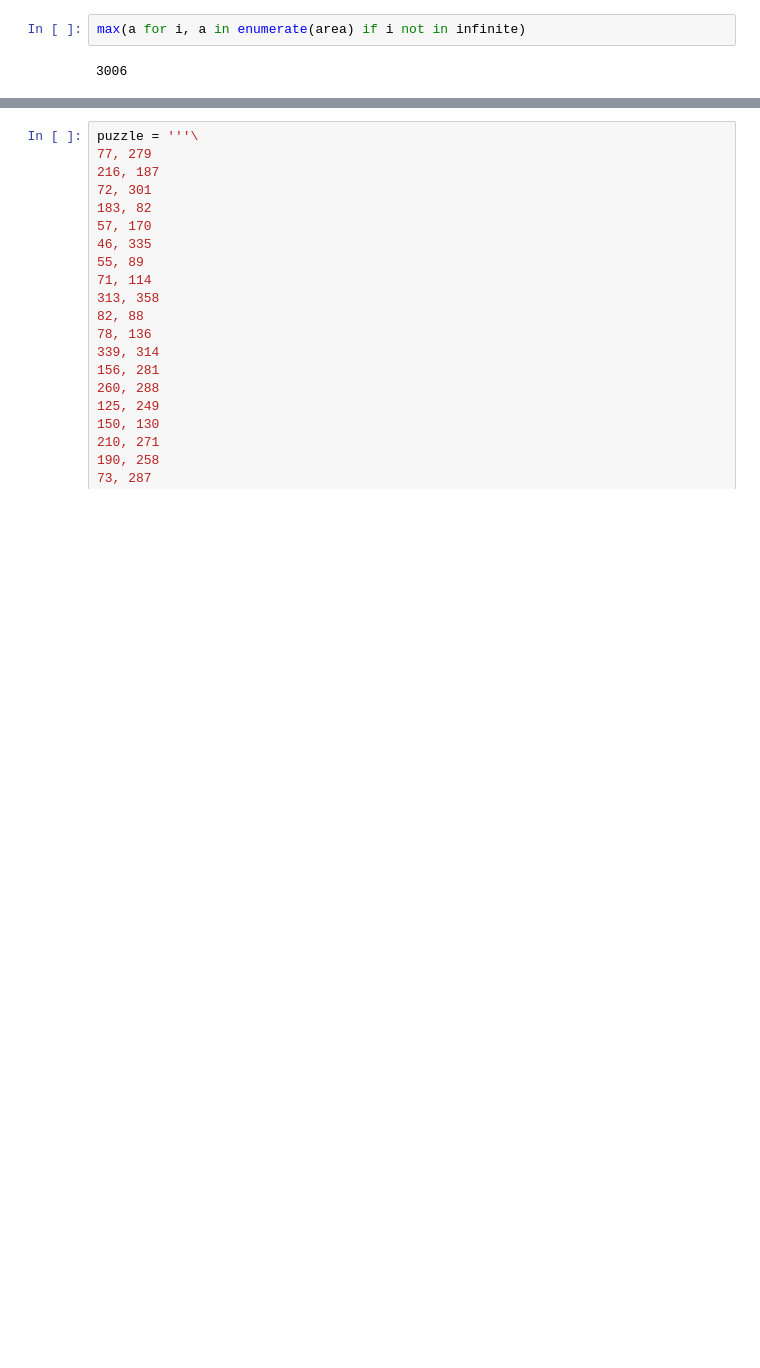
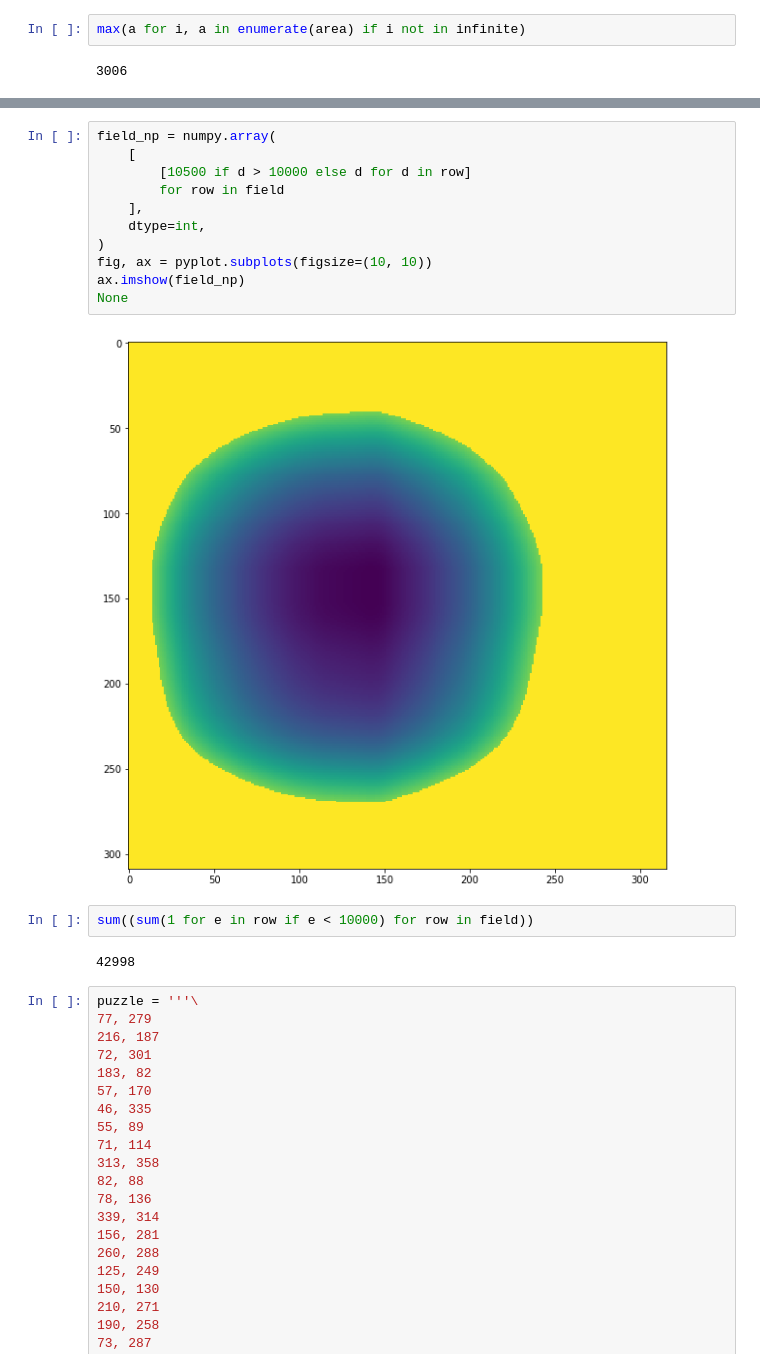
Before and after one commit to remram44/adventofcode2018, a Jupyter notebook: 06.ipynb, the cells around one changed output, grey strips where cells are left out. Drawn from its saved outputs; the diff is of its cells as text; blank space fills up the shorter version.

```diff
--- a/06.ipynb
+++ b/06.ipynb
@@ -110,3 +159,20 @@ max(a for i, a in enumerate(area) if i not in infinite)
+# %%
+field_np = numpy.array(
+    [
+        [10500 if d > 10000 else d for d in row]
+        for row in field
+    ],
+    dtype=int,
+)
+fig, ax = pyplot.subplots(figsize=(10, 10))
+ax.imshow(field_np)
+None
+# %% [output]
+[figure, added]
+# %%
+sum((sum(1 for e in row if e < 10000) for row in field))
+# %% [output]
+42998
 # %%
 puzzle = '''\
 77, 279
```
Also changed, not shown: parts of 6 cells of this notebook.
